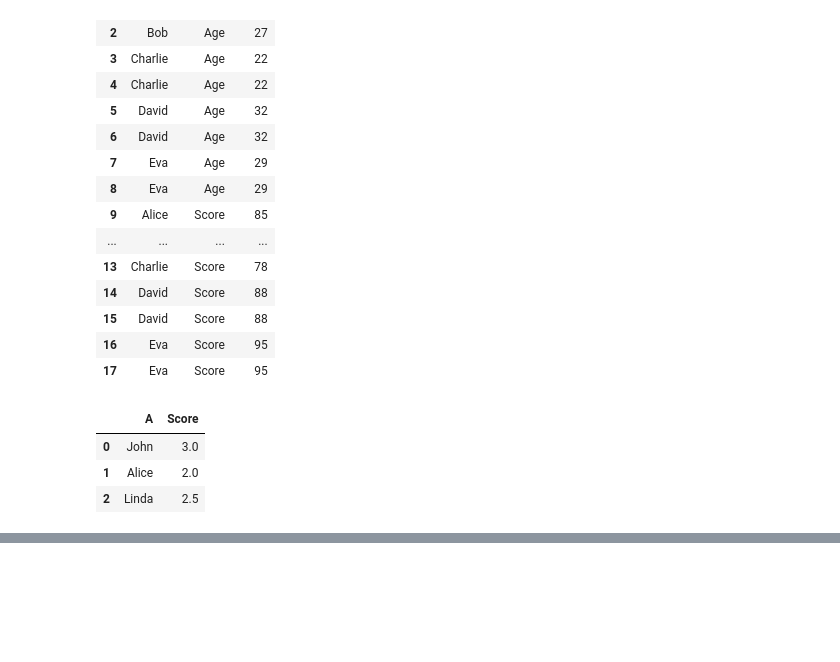
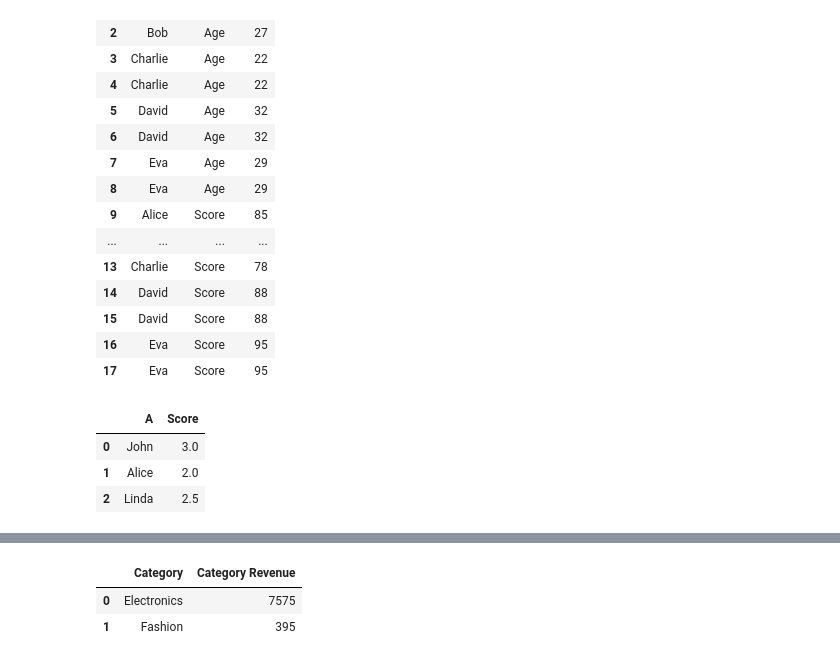
Before and after one commit to werderame/Moon, a Jupyter notebook: learning_pandas.ipynb, the cells around one changed output, grey strips where cells are left out. Saved outputs shown, nothing was run; the diff lists cells and outputs as text; code cells hidden in the pictures; blank space fills up the shorter version.

Commit message:
Progressed in challenges on Aggregations, Transformations, Valuesì based ops, Filtering and Pivoting

```diff
--- a/learning_pandas.ipynb
+++ b/learning_pandas.ipynb
@@ -426,0 +550,86 @@ df = pd.DataFrame(data)
+# %%
+import pandas as pd
+import numpy as np
+
+# New dataset: Product Sales and Customer Analysis
+data = {
+    'OrderID': np.arange(1, 11),
+    'Customer': ['Alice', 'Bob', 'Charlie', 'David', 'Eva', 'Alice', 'Charlie', 'Bob', 'Eva', 'David'],
+    'Product': ['Laptop', 'Shoes', 'Phone', 'Laptop', 'Shoes', 'Tablet', 'Phone', 'Shoes', 'Tablet', 'Laptop'],
+    'Category': ['Electronics', 'Fashion', 'Electronics', 'Electronics', 'Fashion', 'Electronics', 'Electronics', 'Fashion', 'Electronics', 'Electronics'],
+    'Price': [1200, 80, 900, 1300, 60, 700, 850, 75, 650, 1400],
+    'Quantity': [1, 2, 1, 1, 3, 1, 2, 1, 1, 1],
+    'Discount': [50, 5, 30, 60, 10, 20, 25, 5, 15, 75],
+    'OrderDate': pd.date_range(start='2023-01-01', periods=10, freq='W')
+}
+
+df = pd.DataFrame(data)
+
+# 1. Create a new column 'Total Price' as (Price * Quantity - Discount).
+df['Total Price'] = df['Price'] * df['Quantity'] - df['Discount']
+
+# 2. Group by 'Category' and calculate the total revenue per category.
+df['Category Revenue'] = df.groupby('Category')['Total Price'].transform('sum') # for broadcasted results
+category_revenue = df.groupby('Category', as_index=False)['Total Price'].agg('sum').rename(columns={'Total Price': 'Category Revenue'}) # for a consolidated table
+
+# 3. Use transform() to add a new column 'Avg Price per Category' showing the average price of products in the same category.
+df['Avg Price per Category'] = df.groupby('Category')['Total Price'].transform('mean')
+
+# 4. Use apply() to create a new column 'Price Level' categorizing prices as 'Low' (<500), 'Medium' (500-1000), or 'High' (>1000).
+def price_categories(x):
+    if x < 500:
+        return 'Low'
+    elif x >= 500 and x <= 1000:
+        return 'Medium'
+    else:
+        return 'High'
+
+df['Price Level'] = df['Price'].apply(price_categories)
+# you can obtain the same result by mapping items in just the same way. The difference between .map() and .apply() is that
+    # .map() takes a dictionary of values that is precompiled - so it's a little bit like a Case-When statement in SQL
+    # .apply() takes a function that interprets the values row by row - so it's a little bit like a LOOP in Python
+
+# 5. Use filter() to select only columns related to pricing ('Price', 'Quantity', 'Discount', 'Total Price').
+filtered_df = df.filter(['Price', 'Quantity', 'Discount', 'Total Price'])
+
+# 6. Use map() to replace product names with more generic labels (e.g., {'Laptop': 'Computer', 'Phone': 'Mobile', 'Tablet': 'Device'}).
+label_map = {'Laptop': 'Computer', 'Phone': 'Mobile', 'Tablet': 'Device', 'Shoes': 'Apparel'}
+df['Product Label'] = df['Product'].map(label_map)
+
+# 7. Group by 'Customer' and count the number of purchases per customer.
+df['Purchases per Customer'] = df.groupby('Customer')['Product'].transform('size')
+df['Purchases per Customer'] = df.groupby('Customer')['Product'].transform('count') # slighlty faster operation
+
+# 8. Use transform() to create a new column 'Relative Discount' showing each order's discount as a percentage of the max discount in its category.
+df['Relative Discount'] = df['Discount'] / df.groupby('Category')['Discount'].transform('max')
+
+# 9. Filter rows where 'Total Price' is higher than the category's average total price.
+selected_rows = df[df['Total Price'] > df.groupby('Category')['Total Price'].transform('mean')]
+
+# 10. Create a pivot table showing the sum of 'Quantity' and the average 'Price' per 'Category'.
+pivoted_df = df.pivot_table(index='Category',
+                            values=['Price', 'Quantity'],
+                            aggfunc={'Price': 'mean', 'Quantity': 'sum'}
+                            ).rename(columns={'Price':'Mean Price', 'Quantity':'Total Quantity'})
+
+# the following is a slightly easier code syntax because it avoids repetitions and dictionaries
+pivoted_df = df.pivot_table(index='Category', values=['Price', 'Quantity'], aggfunc=['mean', 'sum'])
+pivoted_df.columns = ['Mean Price', 'Total Quantity']
+
+# 11. Merge df with another DataFrame containing customer loyalty scores.
+scores_df = pd.DataFrame([
+    {'Customer': 'Alice', 'Score': 2},
+    {'Customer': 'Bob', 'Score': 21},
+    {'Customer': 'Charlie', 'Score': 41},
+    {'Customer': 'David', 'Score': 13}
+])
+df = df.merge(scores_df, how='left', on='Customer')
+
+# 12. Fill missing values in 'Discount' with the overall median discount.
+df['Discount'] = df['Discount'].fillna(df['Discount'].mean())
+
+category_revenue
+# %% [output]
+|  | Category | Category Revenue |
+| 0 | Electronics | 7575 |
+| 1 | Fashion | 395 |
```
Also changed, not shown: parts of 4 cells of this notebook.
